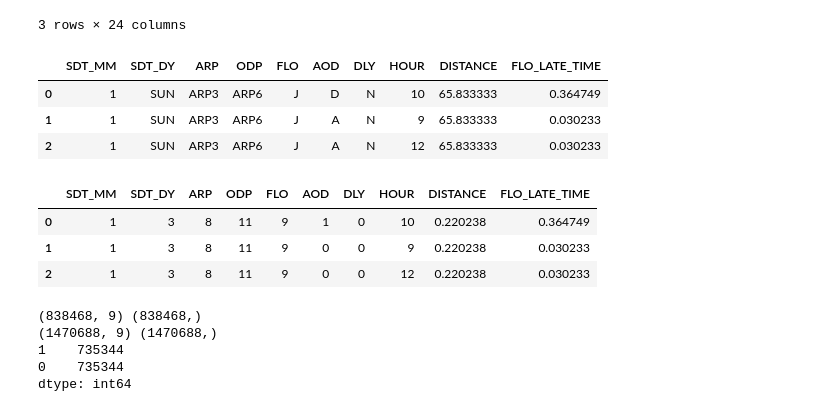
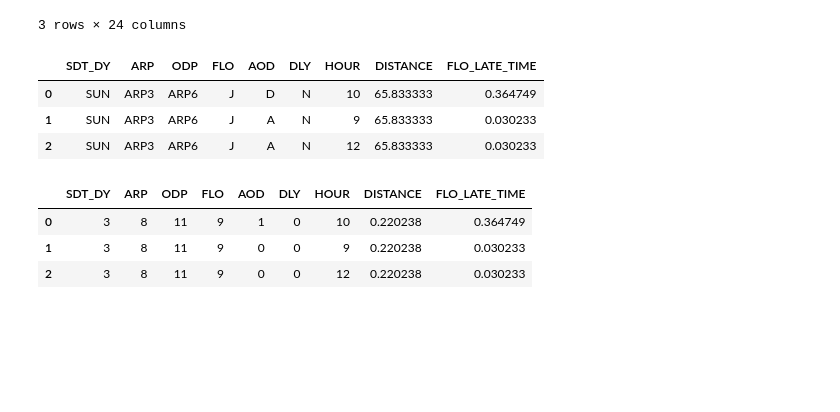
Before and after one commit to ohjaes/bigcon_code, a Jupyter notebook: EDA & PREPROCESSING.ipynb, the cells around one changed output. Cells and saved outputs as stored; diff of their text form; code cells hidden in the pictures; blank space fills up the shorter version.

```diff
--- a/EDA & PREPROCESSING.ipynb
+++ b/EDA & PREPROCESSING.ipynb
@@ -589,15 +590,15 @@ data_afsnt['FLO_LATE_TIME'] = late['FLO_TIME']
 # %%
 temp = data_afsnt[:]
 def drop_features(df):
-    temps = df.drop(['SDT_YY','DATE','FLIGHT_MEAN','GROUP','NUM','SDT_DD','REG','MINUTE','FLT','IRR','STT','ATT','DRR','CNL','CNR'],axis = 1, inplace = False)
+    temps = df.drop(['SDT_YY','SDT_MM','DATE','FLIGHT_MEAN','GROUP','NUM','SDT_DD','REG','MINUTE','FLT','IRR','STT','ATT','DRR','CNL','CNR'],axis = 1, inplace = False)
     return temps
 temps = drop_features(temp)
 temps.head(3)
 # %% [output]
-|  | SDT_MM | SDT_DY | ARP | ODP | FLO | AOD | DLY | HOUR | DISTANCE | FLO_LATE_TIME |
-| 0 | 1 | SUN | ARP3 | ARP6 | J | D | N | 10 | 65.833333 | 0.364749 |
-| 1 | 1 | SUN | ARP3 | ARP6 | J | A | N | 9 | 65.833333 | 0.030233 |
-| 2 | 1 | SUN | ARP3 | ARP6 | J | A | N | 12 | 65.833333 | 0.030233 |
+|  | SDT_DY | ARP | ODP | FLO | AOD | DLY | HOUR | DISTANCE | FLO_LATE_TIME |
+| 0 | SUN | ARP3 | ARP6 | J | D | N | 10 | 65.833333 | 0.364749 |
+| 1 | SUN | ARP3 | ARP6 | J | A | N | 9 | 65.833333 | 0.030233 |
+| 2 | SUN | ARP3 | ARP6 | J | A | N | 12 | 65.833333 | 0.030233 |
 # %%
 from sklearn.preprocessing import LabelEncoder
 def encode_features(dataDF):
@@ -612,10 +613,10 @@ temps = encode_features(temps)
 temps['DISTANCE'] = temps['DISTANCE'].apply(lambda x : (x-35)/140)
 temps.head(3)
 # %% [output]
-|  | SDT_MM | SDT_DY | ARP | ODP | FLO | AOD | DLY | HOUR | DISTANCE | FLO_LATE_TIME |
-| 0 | 1 | 3 | 8 | 11 | 9 | 1 | 0 | 10 | 0.220238 | 0.364749 |
-| 1 | 1 | 3 | 8 | 11 | 9 | 0 | 0 | 9 | 0.220238 | 0.030233 |
-| 2 | 1 | 3 | 8 | 11 | 9 | 0 | 0 | 12 | 0.220238 | 0.030233 |
+|  | SDT_DY | ARP | ODP | FLO | AOD | DLY | HOUR | DISTANCE | FLO_LATE_TIME |
+| 0 | 3 | 8 | 11 | 9 | 1 | 0 | 10 | 0.220238 | 0.364749 |
+| 1 | 3 | 8 | 11 | 9 | 0 | 0 | 9 | 0.220238 | 0.030233 |
+| 2 | 3 | 8 | 11 | 9 | 0 | 0 | 12 | 0.220238 | 0.030233 |
 # %%
 # test train 데이터 나누기 838468
 y = temps['DLY']
@@ -629,12 +632,3 @@ y_test = y[838468:]
 from imblearn.over_sampling import SMOTE
 smote = SMOTE()
 X_train_over, y_train_over = smote.fit_sample(X_train,y_train)
-print(X_train.shape,y_train.shape)
-print(X_train_over.shape,y_train_over.shape)
-print(pd.Series(y_train_over).value_counts())
-# %% [output]
-(838468, 9) (838468,)
-(1470688, 9) (1470688,)
-1    735344
-0    735344
-dtype: int64
```
Also changed, not shown: parts of 8 cells of this notebook.
